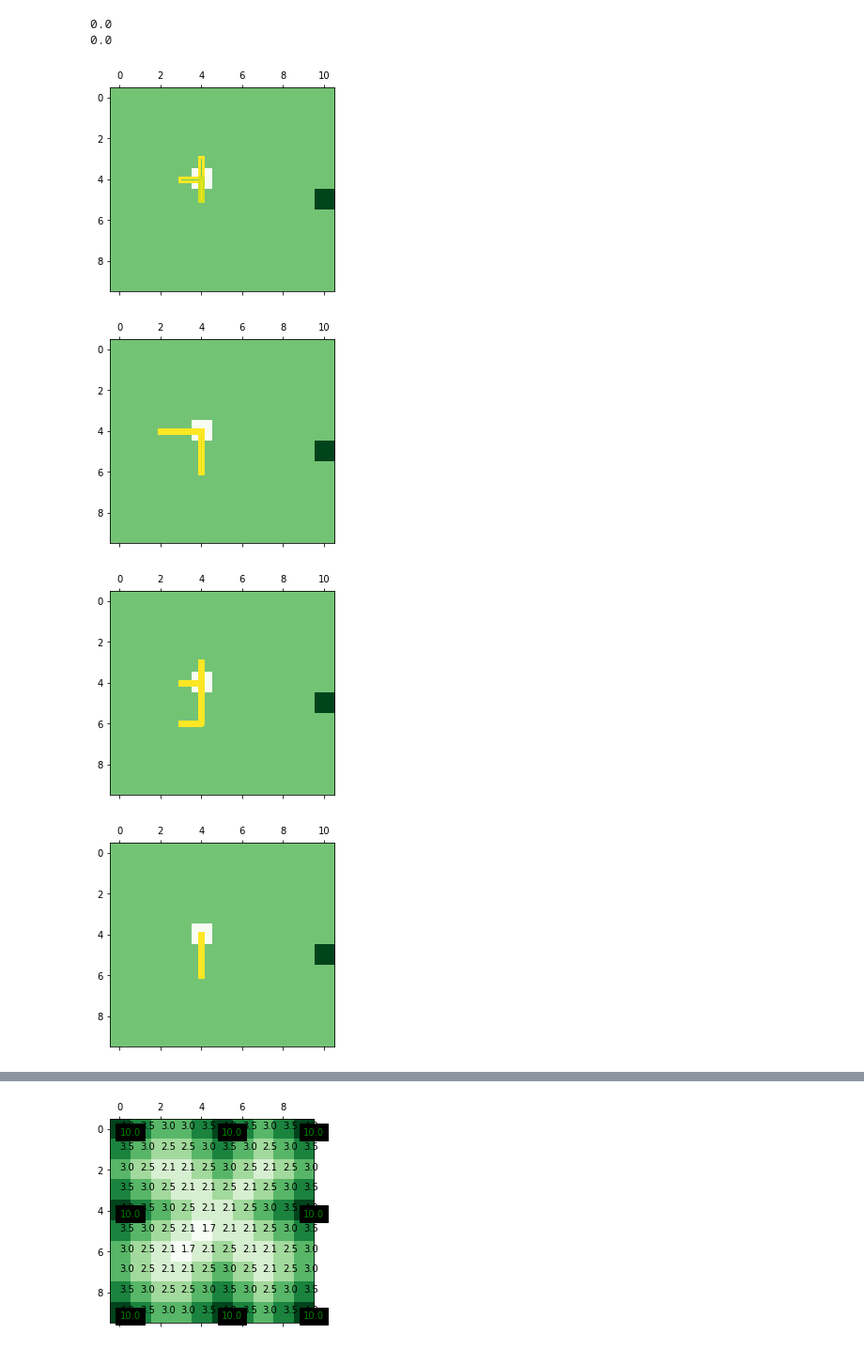
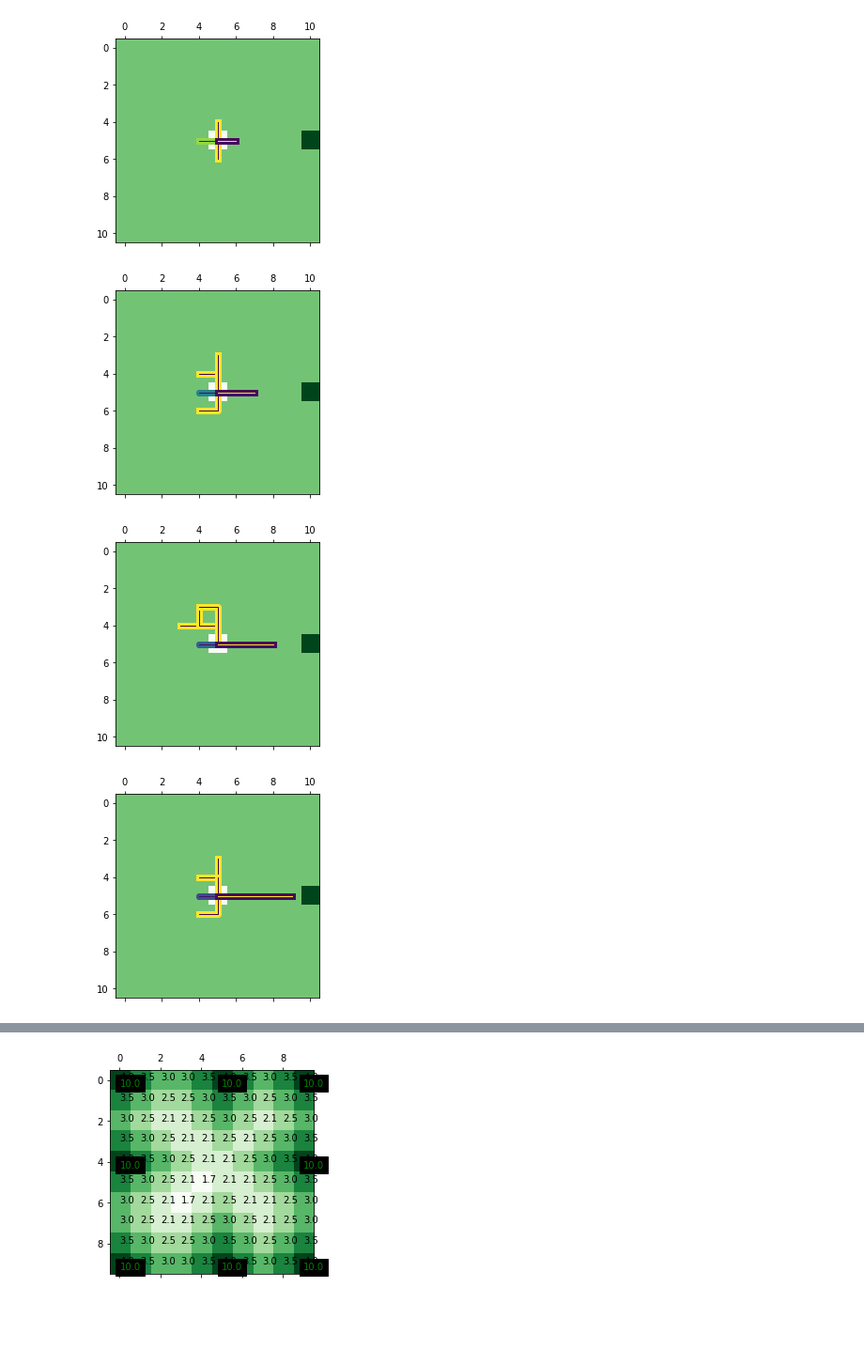
Before and after one commit to annieechen/communicative-models, a Jupyter notebook: notebooks/Example Actions.ipynb, the cells around one changed output, grey strips where cells are left out. Shown at 94% size. Cells and saved outputs as stored; diff of their text form; code cells hidden in the pictures; blank space fills up the shorter version.

```diff
--- a/notebooks/Example Actions.ipynb
+++ b/notebooks/Example Actions.ipynb
@@ -48,23 +40,17 @@ IndexError: index 8 is out of bounds for axis 0 with size 1
-# %%
-print(a.mdp.values[0,8])
-print(a.mdp.values[0,18])
-# %% [output]
-0.0
-0.0
 # %%
 # Next, we create a map with the reward at the middle right, and display and write data
-a = GridWorldAgent(softmax=0.2,width=11, rewardValues={65:10})
+a = GridWorldAgent(softmax=0.25,width=11, rewardValues={(10,5):10})
 lengths = [1,2,3,4,5]
 for length in lengths:
     data = a.getLikelihoodAllPaths(length, display=True, topthree=True)
     writeLikelihoodToFile(data, '11width_one_reward_len_'+str(length)+'.csv')
 # a.displayAllPaths(2, topthree=False)
 # # # len(data)
 # coord = data[0][0]
 # print(len(coord))
 # print(len(np.unique(coord,axis=0)))
 # %% [output]
-[figure, old version]
+[figure, new version]
-[figure, old version]
+[figure, new version]
-[figure, old version]
+[figure, new version]
-[figure, old version]
+[figure, new version]
```
Also changed, not shown: parts of 14 cells of this notebook.
